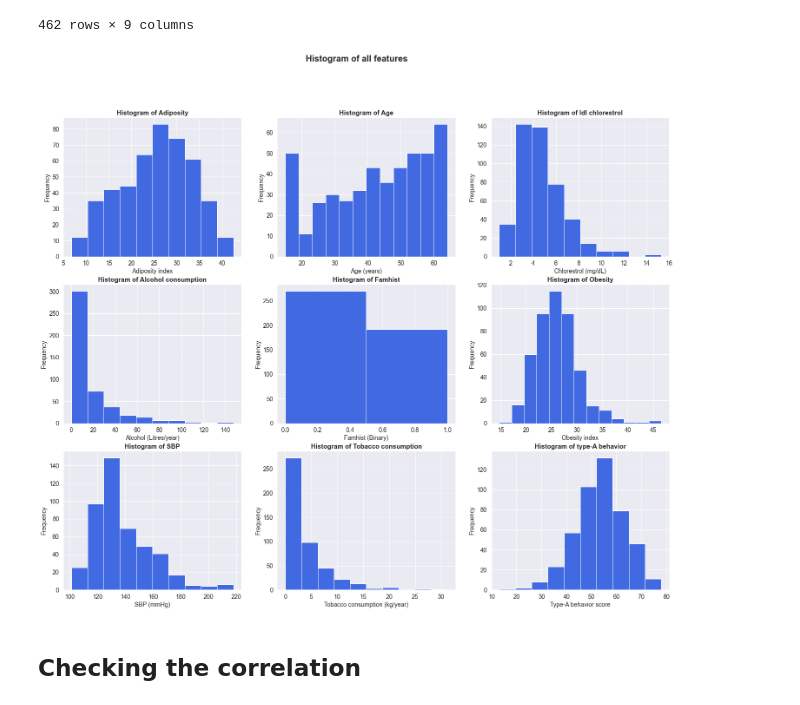
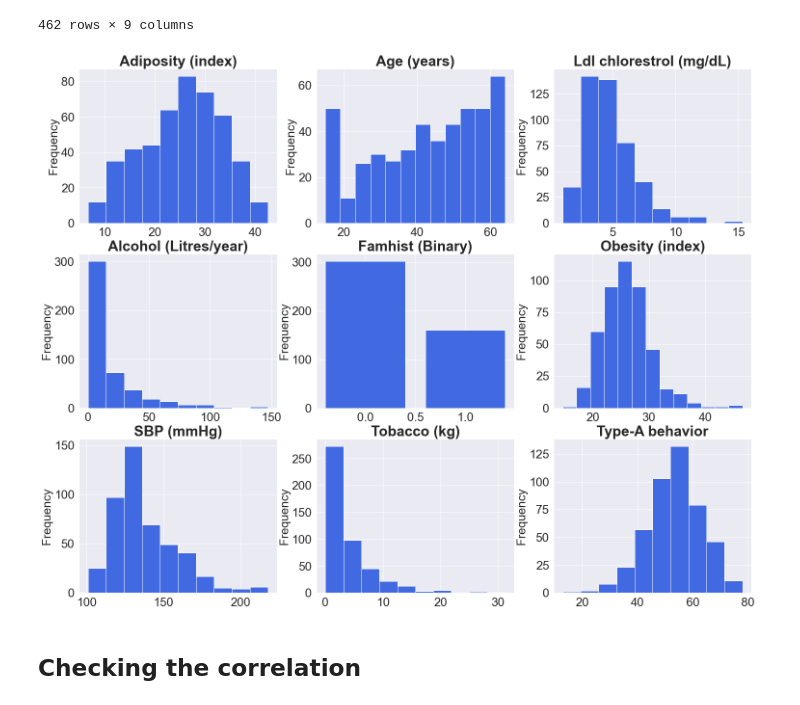
Before and after one commit to KrishnaMohinani/SAheart, a Jupyter notebook: SA Heart.ipynb, the cells around one changed output. Cells and saved outputs as stored; diff of their text form; code cells hidden in the pictures.

```diff
--- a/SA Heart.ipynb
+++ b/SA Heart.ipynb
@@ -21,5 +18,5 @@ https://www.kaggle.com/yassinehamdaoui1/cardiovascular-disease/notebooks
 # %%
-df = pd.read_csv('SAheart.csv')
+df = pd.read_csv('https://raw.githubusercontent.com/KrishnaMohinani/SAheart/main/SAheart.csv')
 df = df.drop(columns=['row.names'])
 df
 # %% [output]
@@ -153,73 +150,63 @@ data
 # %%
 fig = plt.figure(figsize=(25, 20))
 
 ax1 = plt.subplot(3, 3, 1)
 ax1.hist(data['adiposity'],color='royalblue')
-ax1.set_title('Histogram of Adiposity',fontsize=15, fontweight='bold')
-ax1.set_xlabel('Adiposity index', fontsize=14)
-ax1.set_ylabel('Frequency', fontsize=14)
-ax1.tick_params(labelsize=14)
+ax1.set_title('Adiposity (index)',fontsize=30, fontweight='bold')
+ax1.set_ylabel('Frequency', fontsize=25)
+ax1.tick_params(labelsize=25)
 
 ax2 = plt.subplot(3, 3, 2)
 ax2.hist(data['age at onset'],color='royalblue',bins=12)
-ax2.set_title('Histogram of Age',fontsize=15, fontweight='bold')
-ax2.set_xlabel('Age (years)', fontsize=14)
-ax2.set_ylabel('Frequency', fontsize=14)
-ax2.tick_params(labelsize=14)
+ax2.set_title('Age (years)',fontsize=30, fontweight='bold')
+ax2.set_ylabel('Frequency', fontsize=25)
+ax2.tick_params(labelsize=25)
 
 ax3 = plt.subplot(3, 3, 3)
 ax3.hist(data['cholesterol'],color='royalblue')
-ax3.set_title('Histogram of ldl chlorestrol',fontsize=15, fontweight='bold')
-ax3.set_xlabel('Chlorestrol (mg/dL)', fontsize=14)
-ax3.set_ylabel('Frequency', fontsize=14)
-ax3.tick_params(labelsize=14)
+ax3.set_title('Ldl chlorestrol (mg/dL)',fontsize=30, fontweight='bold')
+ax3.set_ylabel('Frequency', fontsize=25)
+ax3.tick_params(labelsize=25)
 
 ax4 = plt.subplot(3, 3, 4)
 ax4.hist(data['current alcohol consumption'],color='royalblue')
-ax4.set_title('Histogram of Alcohol consumption',fontsize=15, fontweight='bold')
-ax4.set_xlabel('Alcohol (Litres/year)', fontsize=14)
-ax4.set_ylabel('Frequency', fontsize=14)
-ax4.tick_params(labelsize=14)
+ax4.set_title('Alcohol (Litres/year)',fontsize=30, fontweight='bold')
+ax4.set_ylabel('Frequency', fontsize=25)
+ax4.tick_params(labelsize=25)
 
 ax5 = plt.subplot(3, 3, 5)
-ax5.hist(data['family history of heart disease'],color='royalblue', bins=2)
-ax5.set_title('Histogram of Famhist',fontsize=15, fontweight='bold')
-ax5.set_xlabel('Famhist (Binary)', fontsize=14)
-ax5.set_ylabel('Frequency', fontsize=14)
-ax5.tick_params(labelsize=14)
+chd_no = df['response, coronary heart disease'].value_counts()[0]
+chd_yes = df['response, coronary heart disease'].value_counts()[1]
+np.arange(2)
+ax5.bar([0,1], [chd_no, chd_yes],color='royalblue')
+ax5.set_title('Famhist (Binary)',fontsize=30, fontweight='bold')
+ax5.set_ylabel('Frequency', fontsize=25)
+ax5.tick_params(labelsize=25)
 
 ax6 = plt.subplot(3, 3, 6)
 ax6.hist(data['obesity'],color='royalblue',bins=13)
-ax6.set_title('Histogram of Obesity',fontsize=15, fontweight='bold')
-ax6.set_xlabel('Obesity index', fontsize=14)
-ax6.set_ylabel('Frequency', fontsize=14)
-ax6.tick_params(labelsize=14)
+ax6.set_title('Obesity (index)',fontsize=30, fontweight='bold')
+ax6.set_ylabel('Frequency', fontsize=25)
+ax6.tick_params(labelsize=25)
 
 ax7 = plt.subplot(3, 3, 7)
 ax7.hist(data['systolic blood pressure'],color='royalblue')
-ax7.set_title('Histogram of SBP',fontsize=15, fontweight='bold')
-ax7.set_xlabel('SBP (mmHg)', fontsize=14)
-ax7.set_ylabel('Frequency', fontsize=14)
-ax7.tick_params(labelsize=14)
+ax7.set_title('SBP (mmHg)',fontsize=30, fontweight='bold')
+ax7.set_ylabel('Frequency', fontsize=25)
+ax7.tick_params(labelsize=25)
 
 ax8 = plt.subplot(3, 3, 8)
 ax8.hist(data['tobacco (kg)'],color='royalblue')
-ax8.set_title('Histogram of Tobacco consumption',fontsize=15, fontweight='bold')
-ax8.set_xlabel('Tobacco consumption (kg/year)', fontsize=14)
-ax8.set_ylabel('Frequency', fontsize=14)
-ax8.tick_params(labelsize=14)
+ax8.set_title('Tobacco (kg)',fontsize=30, fontweight='bold')
+ax8.set_ylabel('Frequency', fontsize=25)
+ax8.tick_params(labelsize=25)
 
 ax9 = plt.subplot(3, 3, 9)
 ax9.hist(data['type-A behavior'],color='royalblue')
-ax9.set_title('Histogram of type-A behavior',fontsize=15, fontweight='bold')
-ax9.set_xlabel('Type-A behavior score', fontsize=14)
-ax9.set_ylabel('Frequency', fontsize=14)
-ax9.tick_params(labelsize=14)
-
-
-# Title the figure
-fig.suptitle('Histogram of all features', fontsize=20, fontweight='bold');
+ax9.set_title('Type-A behavior',fontsize=30, fontweight='bold')
+ax9.set_ylabel('Frequency', fontsize=25)
+ax9.tick_params(labelsize=25)
 # %% [output]
-[figure, old version]
+[figure, new version]
 # %% [markdown]
 ## Checking the correlation
```
Also changed, not shown: parts of 18 cells of this notebook.
